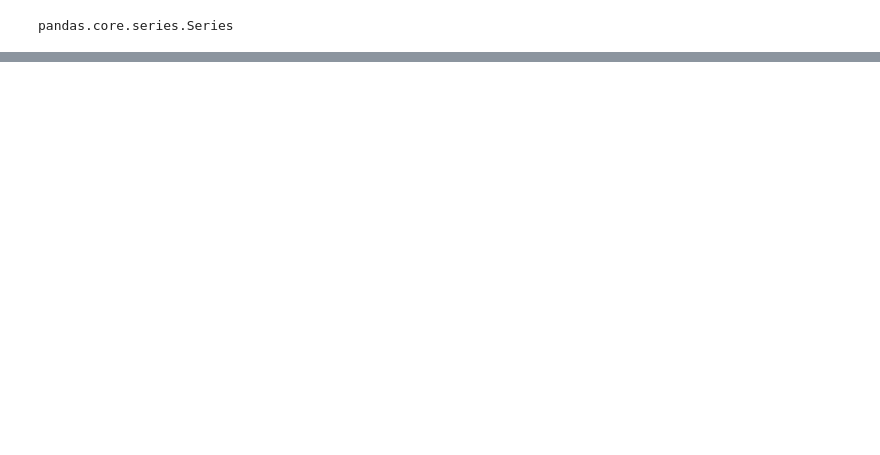
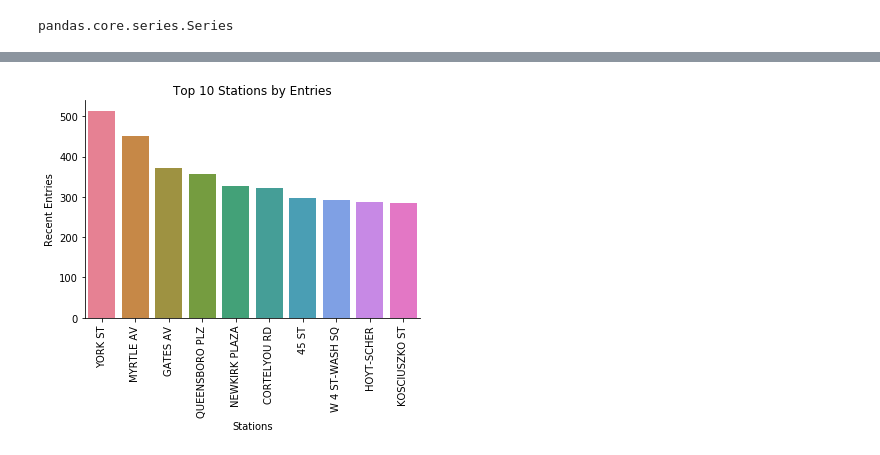
Before and after one commit to alexmuhr/metis_project_1, a Jupyter notebook: turnstile_data.ipynb, the cells around one changed output, grey strips where cells are left out. Cells and saved outputs as stored; diff of their text form; code cells hidden in the pictures; blank space fills up the shorter version.

Commit message:
adding clean bar plot and heatmap

```diff
--- a/turnstile_data.ipynb
+++ b/turnstile_data.ipynb
@@ -324,0 +356,8 @@ plt.bar(top_10.index, top_10)
+# %%
+ax = sns.barplot(x = top_10.index,y= top_10,data=turnstile,palette = sns.color_palette("husl", 10))
+ax.set(xlabel='Stations', ylabel='Recent Entries')
+ax.set_title('Top 10 Stations by Entries')
+plt.xticks(rotation=90)
+sns.despine();
+# %% [output]
+[figure, added]
```
Also changed, not shown: parts of 11 cells of this notebook.
